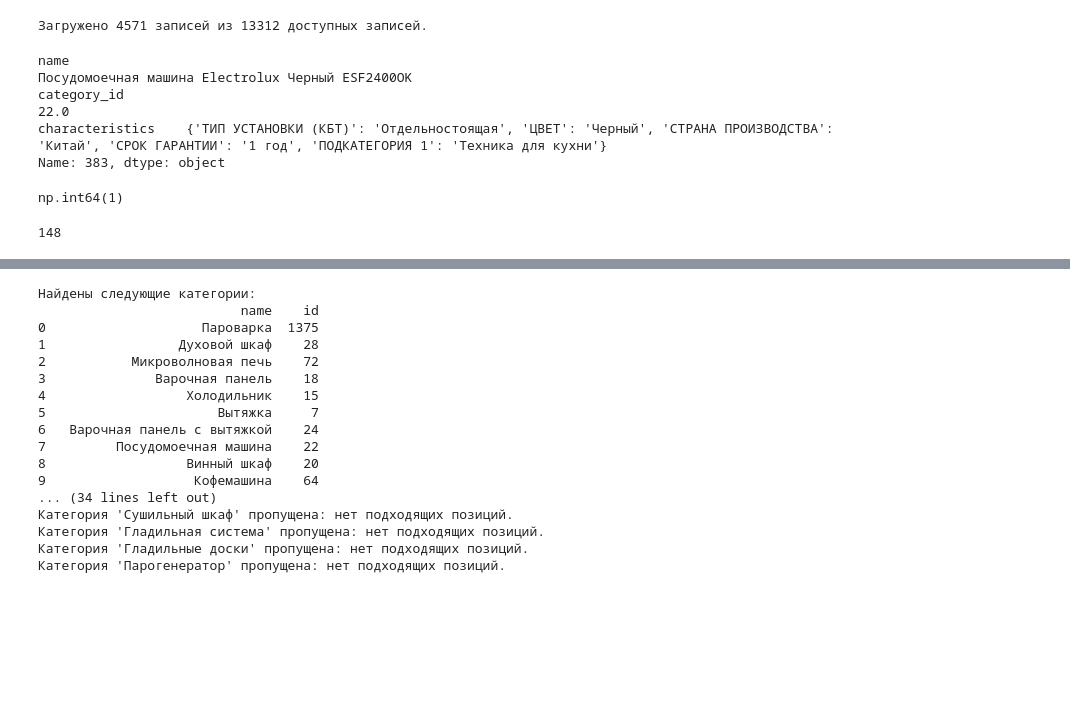
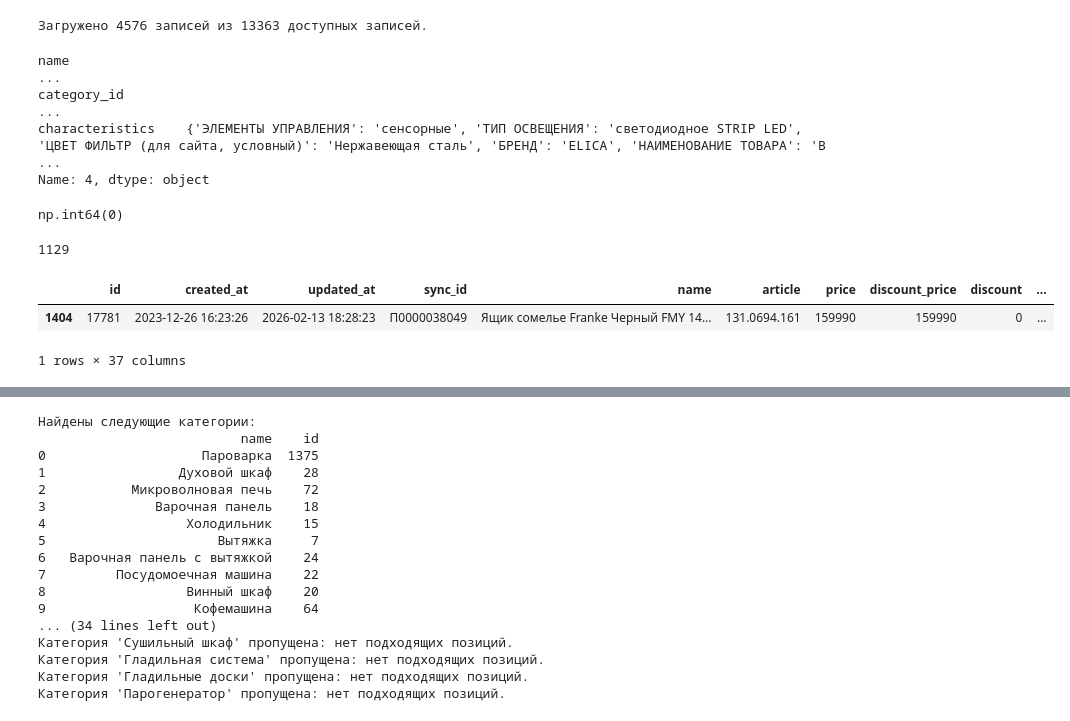
Before and after one commit to ElizaLobanova/Parsing, a Jupyter notebook: RAG/charcs_scan.ipynb, the cells around one changed output, grey strips where cells are left out. Drawn from its saved outputs; the diff is of its cells as text; code cells hidden in the pictures; blank space fills up the shorter version.

```diff
--- a/RAG/charcs_scan.ipynb
+++ b/RAG/charcs_scan.ipynb
@@ -9,5 +9,13 @@ engine = create_engine(
 )
 
 with engine.connect() as conn:
-    df_product = pd.read_sql("SELECT * FROM products", conn)
-    df_categories = pd.read_sql("SELECT * FROM categories", conn)
+    df_tables =  pd.read_sql("SELECT * FROM information_schema.tables", conn.connection)
+    df_product = pd.read_sql("SELECT * FROM products", conn.connection)
+    df_categories = pd.read_sql("SELECT * FROM categories", conn.connection)
+    df_brands = pd.read_sql("SELECT * FROM brands", conn.connection)
+    # df_product = pd.read_sql("SELECT * FROM products", engine)
+    # df_categories = pd.read_sql("SELECT * FROM categories", engine)
+# %%
+# Устанавливаем бесконечное количество отображаемых строк
+pd.set_option('display.max_rows', None)
+print(df_tables['table_name'].to_string())
@@ -31,7 +74,7 @@ df_products = df_available[KBT_mask]
 df_products = df_products.reset_index(drop=True)
 print(f"Загружено {len(df_products)} записей из {len(df_available)} доступных записей.")
 # %% [output]
-Загружено 4571 записей из 13312 доступных записей.
+Загружено 4576 записей из 13363 доступных записей.
 # %%
 import json
 
@@ -91,7 +134,8 @@ df_products['characteristics'] = df_products['characteristics'].apply(
     lambda x: json.loads(x) if isinstance(x, str) else x
 )
 
-df_products['filled_count'] = df_products['characteristics'].apply(count_non_system)
+# df_products['filled_count'] = df_products['characteristics'].apply(count_non_system)
+df_products['filled_count'] = df_products['characteristics'].apply(count_non_system, exclude_keys=set(system_keys))
 
 # Находим минимальное количество
 min_filled = df_products['filled_count'].min()
@@ -113,13 +157,21 @@ pd.set_option('display.max_colwidth', None)
 print(result[['name', 'category_id', 'characteristics']].iloc[0])
 min_filled
 # %% [output]
-name                                                                                                                            Посудомоечная машина Electrolux Черный ESF2400OK
-category_id                                                                                                                                                                 22.0
-characteristics    {'ТИП УСТАНОВКИ (КБТ)': 'Отдельностоящая', 'ЦВЕТ': 'Черный', 'СТРАНА ПРОИЗВОДСТВА': 'Китай', 'СРОК ГАРАНТИИ': '1 год', 'ПОДКАТЕГОРИЯ 1': 'Техника для кухни'}
-Name: 383, dtype: object
+name                                                                                                                                                                                                     ...
+category_id                                                                                                                                                                                              ...
+characteristics    {'ЭЛЕМЕНТЫ УПРАВЛЕНИЯ': 'сенсорные', 'ТИП ОСВЕЩЕНИЯ': 'светодиодное STRIP LED', 'ЦВЕТ ФИЛЬТР (для сайта, условный)': 'Нержавеющая сталь', 'БРЕНД': 'ELICA', 'НАИМЕНОВАНИЕ ТОВАРА': 'В ...
+Name: 4, dtype: object
-np.int64(1)
+np.int64(0)
 # %%
 #===========================================================Вычислить общее количество незаполненных позиций=================================================================
-len(df_products[df_products['filled_count'] <= 5])
+df_unparsed = df_products[df_products['filled_count'] <= 5]
+len(df_unparsed)
 # %% [output]
-148
+1129
+# %%
+# Проверить, есть ли позиция среди неспаршенных
+df_unparsed[df_unparsed['article'] == '131.0694.161']
+# %% [output]
+|  | id | created_at | updated_at | sync_id | name | article | price | discount_price | discount | ... |
+| 1404 | 17781 | 2023-12-26 16:23:26 | 2026-02-13 18:28:23 | П0000038049 | Ящик сомелье Franke Черный FMY 14... | 131.0694.161 | 159990 | 159990 | 0 | ... |
+1 rows × 37 columns
```
Also changed, not shown: parts of 4 cells of this notebook.
